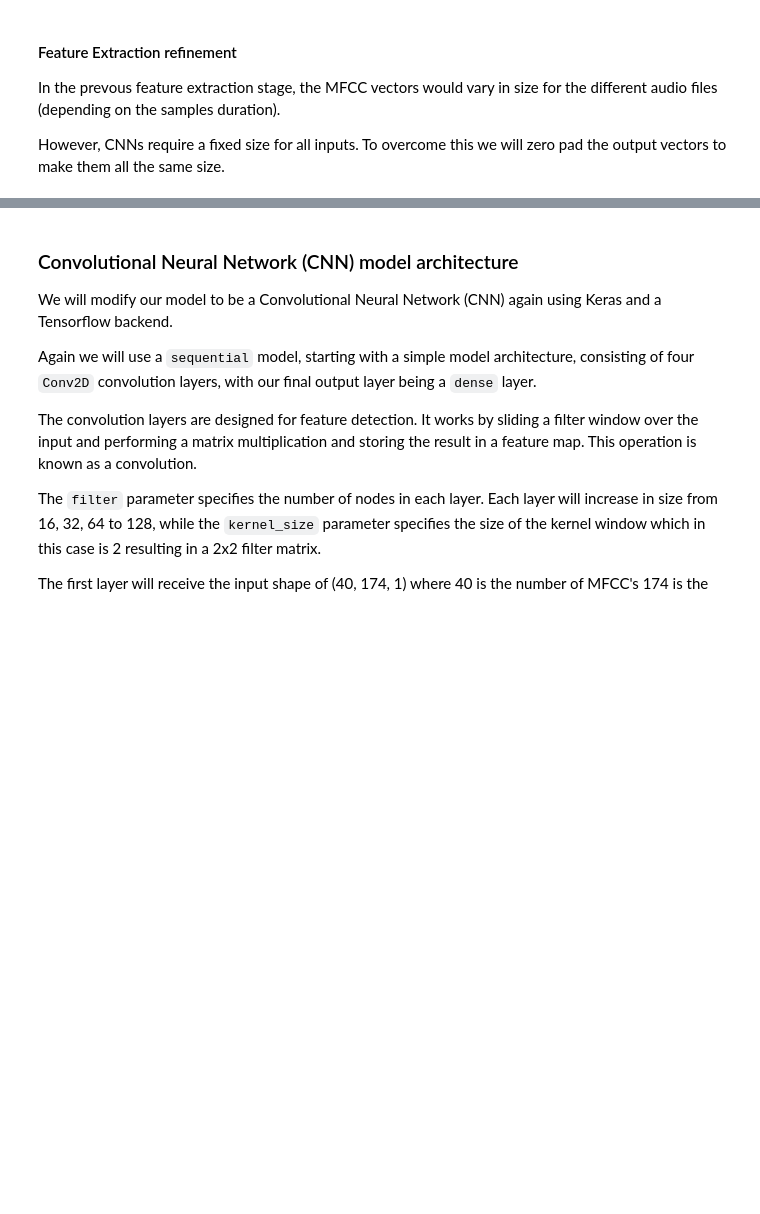
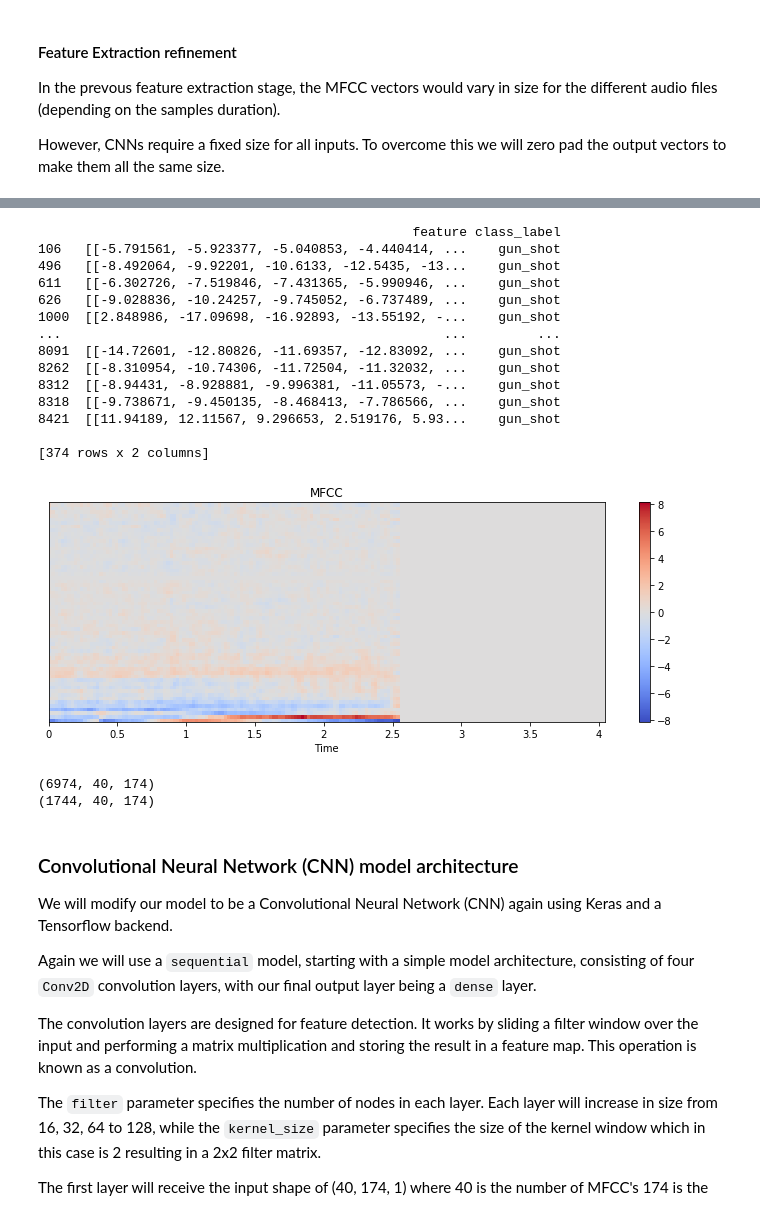
Before and after one commit to shxkari/EE542-FinalProject, a Jupyter notebook: Udacity-ML-Capstone-master copy/Notebooks/4 Model Refinement_tong.ipynb, the cells around one changed output, grey strips where cells are left out. Saved outputs shown, nothing was run; the diff lists cells and outputs as text; code cells hidden in the pictures; blank space fills up the shorter version.

```diff
--- a/Udacity-ML-Capstone-master copy/Notebooks/4 Model Refinement_tong.ipynb
+++ b/Udacity-ML-Capstone-master copy/Notebooks/4 Model Refinement_tong.ipynb
@@ -80,3 +203,29 @@ print('Finished feature extraction from ', len(featuresdf), ' files')
+# %%
+import matplotlib.pyplot as plt
+import librosa.display
+print(featuresdf.loc[featuresdf.class_label == 'gun_shot'])
+plt.figure(figsize=(10, 4))
+librosa.display.specshow(extract_features(norm_dataset_path+"102305-6-0-0.wav"), x_axis='time')
+plt.colorbar()
+plt.title('MFCC')
+plt.tight_layout()
+plt.show()
+# %% [output]
+                                                feature class_label
+106   [[-5.791561, -5.923377, -5.040853, -4.440414, ...    gun_shot
+496   [[-8.492064, -9.92201, -10.6133, -12.5435, -13...    gun_shot
+611   [[-6.302726, -7.519846, -7.431365, -5.990946, ...    gun_shot
+626   [[-9.028836, -10.24257, -9.745052, -6.737489, ...    gun_shot
+1000  [[2.848986, -17.09698, -16.92893, -13.55192, -...    gun_shot
+...                                                 ...         ...
+8091  [[-14.72601, -12.80826, -11.69357, -12.83092, ...    gun_shot
+8262  [[-8.310954, -10.74306, -11.72504, -11.32032, ...    gun_shot
+8312  [[-8.94431, -8.928881, -9.996381, -11.05573, -...    gun_shot
+8318  [[-9.738671, -9.450135, -8.468413, -7.786566, ...    gun_shot
+8421  [[11.94189, 12.11567, 9.296653, 2.519176, 5.93...    gun_shot
+
+[374 rows x 2 columns]
+[figure, added]
 # %%
 from sklearn.preprocessing import LabelEncoder
 from keras.utils import to_categorical
@@ -93,6 +242,12 @@ yy = to_categorical(le.fit_transform(y))
 from sklearn.model_selection import train_test_split
 
 x_train, x_test, y_train, y_test = train_test_split(X, yy, test_size=0.2, random_state = 42)
+# %%
+print(x_train.shape)
+print(x_test.shape)
+# %% [output]
+(6974, 40, 174)
+(1744, 40, 174)
 # %% [markdown]
 ### Convolutional Neural Network (CNN) model architecture
 
```
Also changed, not shown: parts of 23 cells of this notebook, 1 other file.
